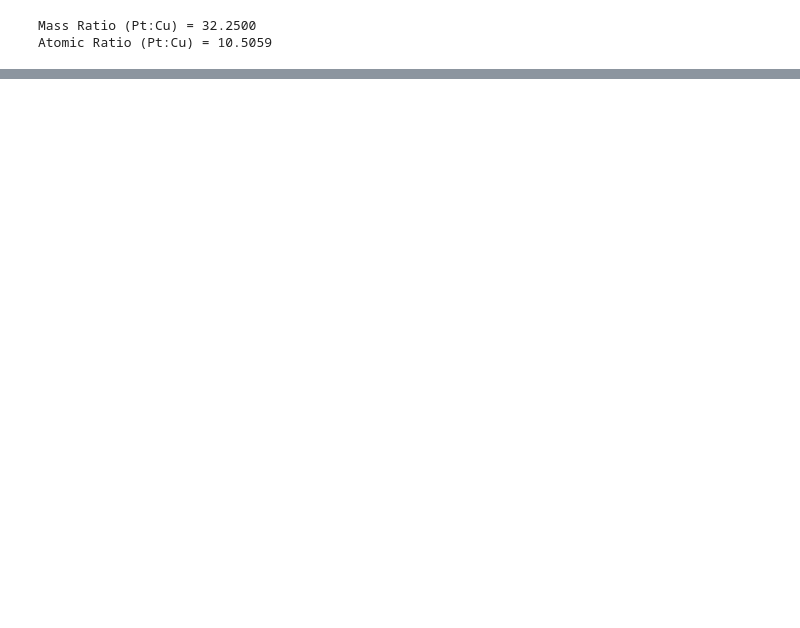
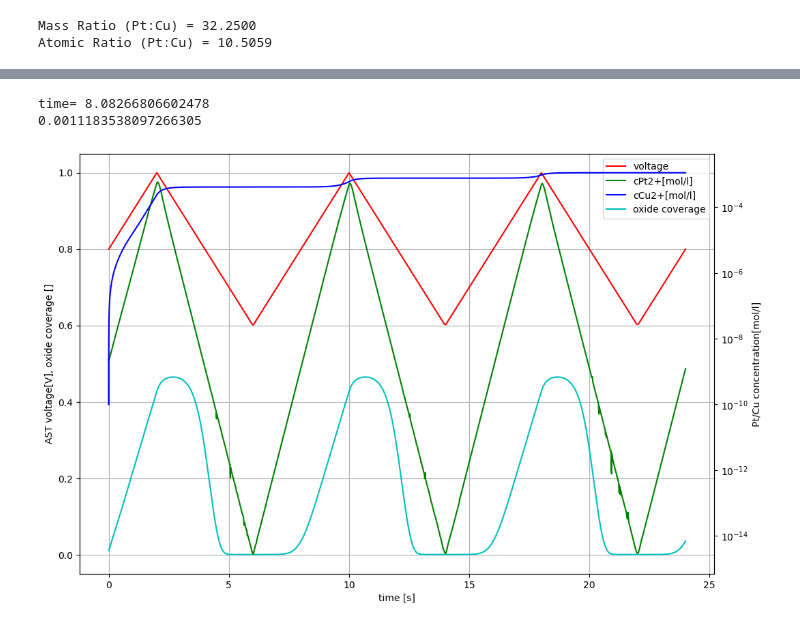
Before and after one commit to MatejPrijatelj/morelife_gen3_fit, a Jupyter notebook: importg3c.ipynb, the cells around one changed output, grey strips where cells are left out. Saved outputs shown, nothing was run; the diff lists cells and outputs as text; code cells hidden in the pictures; blank space fills up the shorter version.

```diff
--- a/importg3c.ipynb
+++ b/importg3c.ipynb
@@ -408,2 +475,79 @@ print(len(X0))
+# %%
+#try a cycle or two define our saw
+tol_r=1e-7
+tol_a=1e-7
+
+"""
+nSt = 3
+#number of bins
+nc = len(vec_c)
+nl = len(vec_l)
+# total number of variables
+nSys = nSt+nc*nl
+
+### set initial distribution
+#initial states
+X0 = np.zeros(nSys)
+# cathode
+#fill the bins starting vector
+X0[0]=1.0*10**-10
+X0[1]=1.0*10**-2
+X0[2]=1.0*10**-10
+X0[3:]=dist_bins_om.flatten()
+
+#print("X0")
+#print(X0)
+print("vec_l")
+print(vec_l)
+
+print("vec_c")
+print(vec_c)
+"""
+
+rateMax=50*10**-3 #mV/s
+Umin=0.6 #V bot
+Umax=1.0  #V top
+Am=Umax-Umin #amplitude
+t0=Am/(rateMax)
+#t0=1200 #cycle duration in  [s]
+#t0=data[-1,-1]
+p=t0
+nCyc = 3 #Number of cycles
+tMax=nCyc*t0 #recalculate the final time
+
+iDim = 20*nCyc  #number of observation points at which we save data
+dt = tMax/(iDim)
+ti = np.arange(0,tMax+dt,dt)
+
+@jit(nopython=True)
+def funcUPt_saw(x):
+    rez=(2.*Am/p)*abs( (x-p/4.)%p - p/2.) + Umin
+    return rez
+
+#print(funcUPt_saw(0))
+
+FCstate[2]=funcUPt_saw
+ModPars0=np.copy(bimet_morelife_gen3c.ModPars)
+#ModPars0[14]=1.05
+ModPars0[16]=4
+pars=(ModPars0,vec_c,vec_l,FCstate[1],FCstate[2],FCstate[0])
+
+t0=time.time()
+sol0 = solve_ivp(f_dfdt, (ti[0],ti[-1]), X0, method='LSODA', t_eval=None, args=pars, rtol  = tol_r, atol = tol_a)
+#sol1=bimet_morelife_gen3c.f_run_cyc(X0,Am/(rateMax),0,3,pars,tol_r,tol_a)
+t1=time.time()
+print("time= "+str(t1-t0))
+print(sol0.y[2,-1])
+
+f_plot(sol0,fname="cycles1.png")
+#ok racuna 8s cikle
+
+#sol=bimet_morelife_gen3c.f_run_cyc(X0,Am/(rateMax),0,nCyc,pars,tol_r,tol_a)
+#print(sol.y[2,-1])
+#exactly the same
+# %% [output]
+time= 8.08266806602478
+0.0011183538097266305
+[figure, added]
 # %%
 #vars=[0,1,3,7,8,9,10,11]
```
Also changed, not shown: parts of 26 cells of this notebook, 2 other files.
